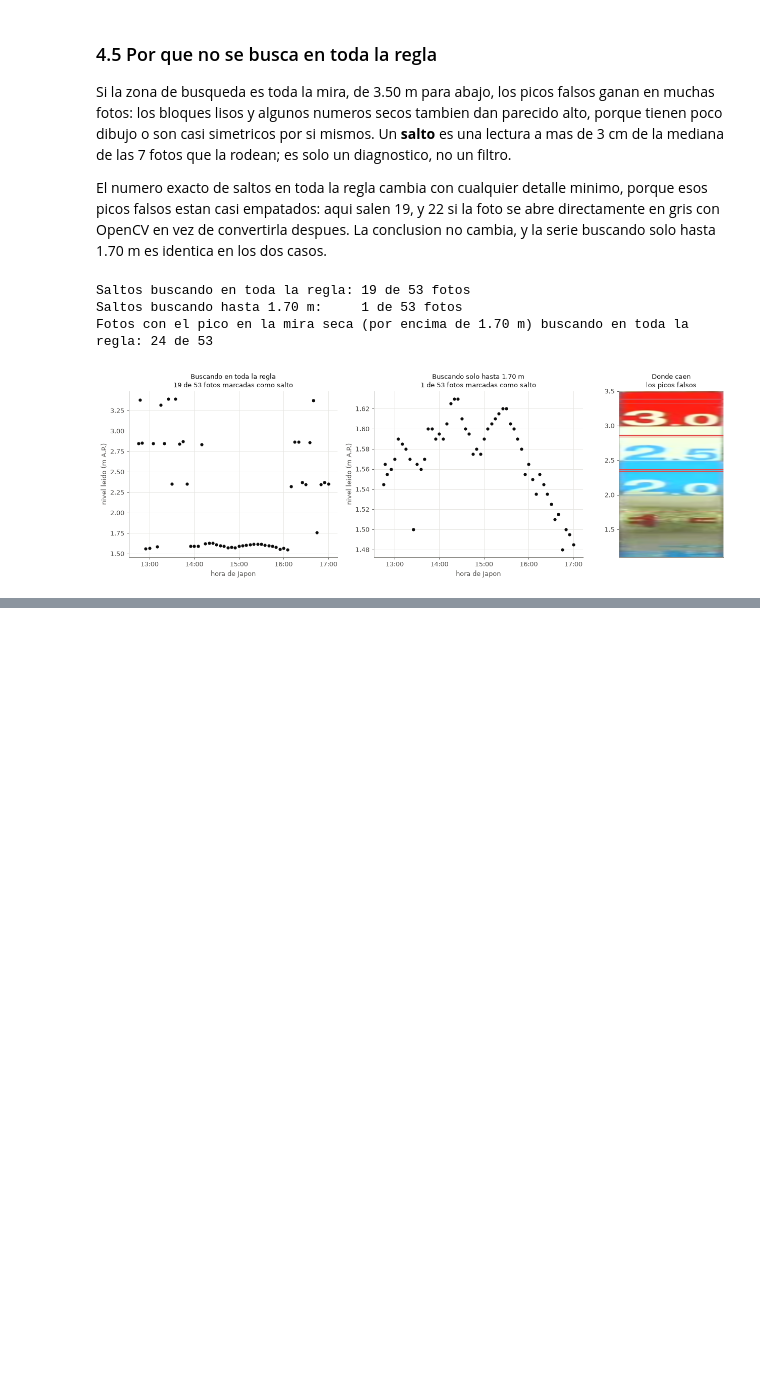
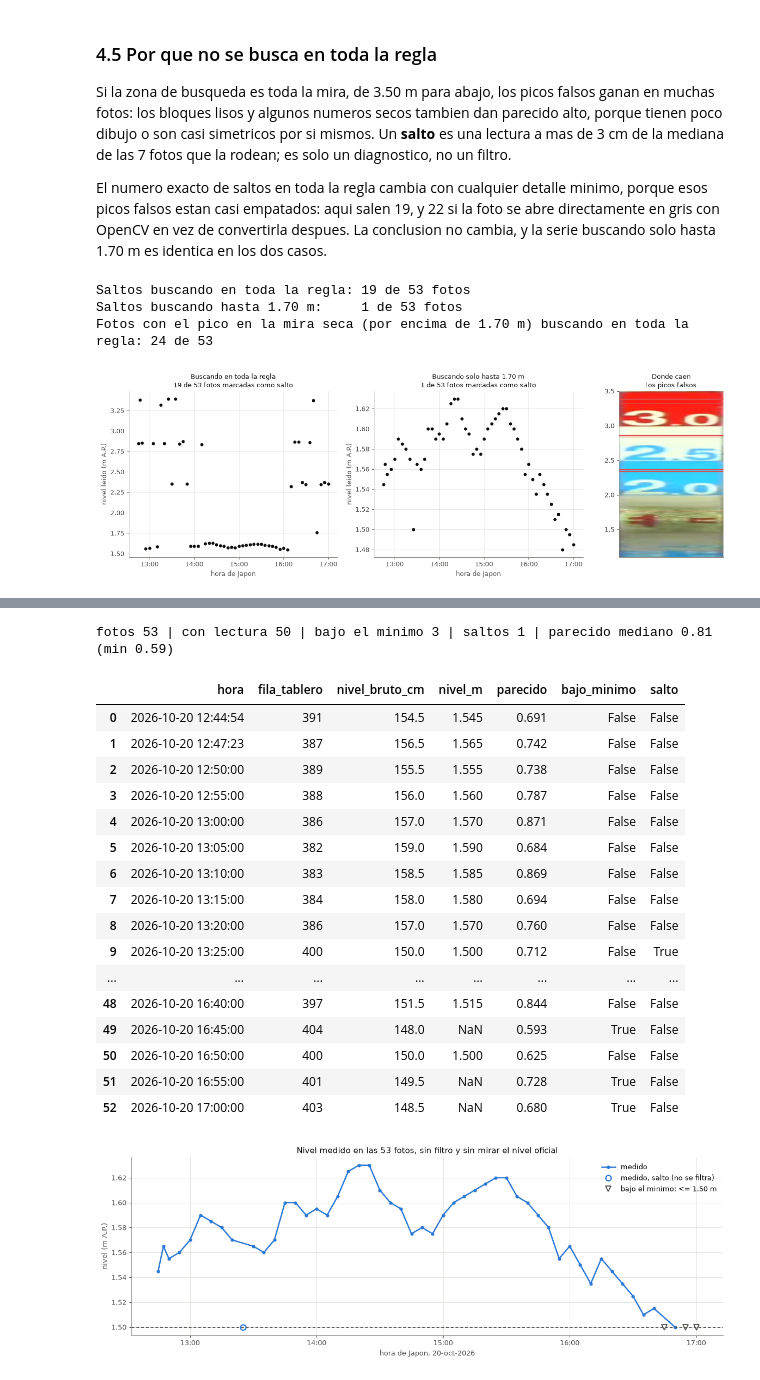
Before and after one commit to SCaballero427/medicion-de-nivel-en-canales-abiertos, a Jupyter notebook: 01_meguro_algoritmo_basico/01_meguro_algoritmo_basico.ipynb, the cells around one changed output, grey strips where cells are left out. Cells and saved outputs as stored; diff of their text form; code cells hidden in the pictures; blank space fills up the shorter version.

Commit message:
Meguro: toda la serie

```diff
--- a/01_meguro_algoritmo_basico/01_meguro_algoritmo_basico.ipynb
+++ b/01_meguro_algoritmo_basico/01_meguro_algoritmo_basico.ipynb
@@ -621,0 +670,47 @@ Fotos con el pico en la mira seca (por encima de 1.70 m) buscando en toda la reg
+# %%
+df = pd.DataFrame([medir_foto(a) for a in fotos]).sort_values("hora").reset_index(drop=True)
+df["nivel_m"] = np.where(df.bajo_minimo, np.nan, df.nivel_bruto_cm / 100)
+df["salto"] = marcar_saltos(df.nivel_bruto_cm.values)
+CSV = os.path.join(SALIDAS, "01_niveles_medidos.csv")
+df.to_csv(CSV, index=False, float_format="%.4f")
+
+
+def dibujar_serie(a):
+    normal = df.nivel_m.notna() & ~df.salto
+    a.plot(df.hora[normal], df.nivel_m[normal], "-o", color=AZUL, lw=2, ms=4, label="medido")
+    s = df.nivel_m.notna() & df.salto
+    a.plot(df.hora[s], df.nivel_m[s], "o", ms=8, mfc="white", mec=AZUL, mew=1.8, label="medido, salto (no se filtra)")
+    s = df.bajo_minimo
+    a.plot(df.hora[s], np.full(s.sum(), NIVEL_MINIMO / 100), "v", ms=8, mfc="white", mec=TINTA2, mew=1.5, label="bajo el minimo: <= 1.50 m")
+    a.axhline(NIVEL_MINIMO / 100, color=TINTA2, lw=1, ls=(0, (4, 3)))
+    a.set_ylabel("nivel (m A.P.)"); a.grid(color=REJILLA, lw=0.8); a.set_axisbelow(True)
+    a.xaxis.set_major_formatter(mdates.DateFormatter("%H:%M")); a.xaxis.set_major_locator(mdates.HourLocator())
+
+
+fig, a = plt.subplots(figsize=(13, 4.6))
+dibujar_serie(a); a.legend(frameon=False, loc="upper right"); a.set_xlabel("hora de Japon, 20-oct-2026")
+a.set_title("Nivel medido en las 53 fotos, sin filtro y sin mirar el nivel oficial", color=TINTA)
+plt.tight_layout()
+print("fotos %d | con lectura %d | bajo el minimo %d | saltos %d | parecido mediano %.2f (min %.2f)" % (
+    len(df), df.nivel_m.notna().sum(), df.bajo_minimo.sum(), df.salto.sum(), df.parecido.median(), df.parecido.min()))
+df[["hora", "fila_tablero", "nivel_bruto_cm", "nivel_m", "parecido", "bajo_minimo", "salto"]].round({"nivel_m": 3, "parecido": 3})
+# %% [output]
+fotos 53 | con lectura 50 | bajo el minimo 3 | saltos 1 | parecido mediano 0.81 (min 0.59)
+|  | hora | fila_tablero | nivel_bruto_cm | nivel_m | parecido | bajo_minimo | salto |
+| 0 | 2026-10-20 12:44:54 | 391 | 154.5 | 1.545 | 0.691 | False | False |
+| 1 | 2026-10-20 12:47:23 | 387 | 156.5 | 1.565 | 0.742 | False | False |
+| 2 | 2026-10-20 12:50:00 | 389 | 155.5 | 1.555 | 0.738 | False | False |
+| 3 | 2026-10-20 12:55:00 | 388 | 156.0 | 1.560 | 0.787 | False | False |
+| 4 | 2026-10-20 13:00:00 | 386 | 157.0 | 1.570 | 0.871 | False | False |
+| 5 | 2026-10-20 13:05:00 | 382 | 159.0 | 1.590 | 0.684 | False | False |
+| 6 | 2026-10-20 13:10:00 | 383 | 158.5 | 1.585 | 0.869 | False | False |
+| 7 | 2026-10-20 13:15:00 | 384 | 158.0 | 1.580 | 0.694 | False | False |
+| 8 | 2026-10-20 13:20:00 | 386 | 157.0 | 1.570 | 0.760 | False | False |
+| 9 | 2026-10-20 13:25:00 | 400 | 150.0 | 1.500 | 0.712 | False | True |
+| ... | ... | ... | ... | ... | ... | ... | ... |
+| 48 | 2026-10-20 16:40:00 | 397 | 151.5 | 1.515 | 0.844 | False | False |
+| 49 | 2026-10-20 16:45:00 | 404 | 148.0 | NaN | 0.593 | True | False |
+| 50 | 2026-10-20 16:50:00 | 400 | 150.0 | 1.500 | 0.625 | False | False |
+| 51 | 2026-10-20 16:55:00 | 401 | 149.5 | NaN | 0.728 | True | False |
+| 52 | 2026-10-20 17:00:00 | 403 | 148.5 | NaN | 0.680 | True | False |
+[figure, added]
```
Also changed, not shown: parts of 3 cells of this notebook, 1 other file.
